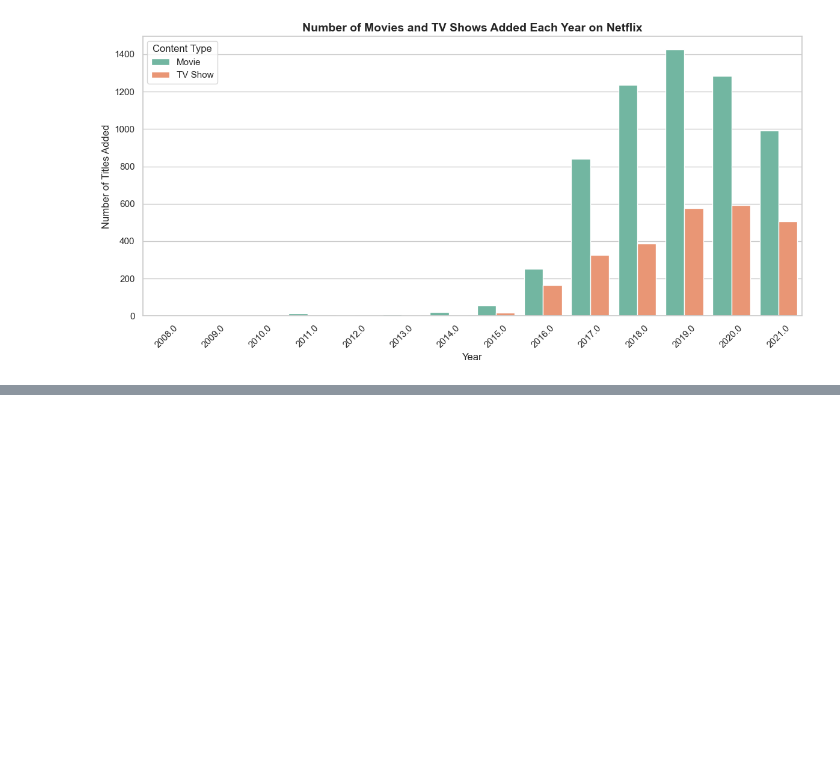
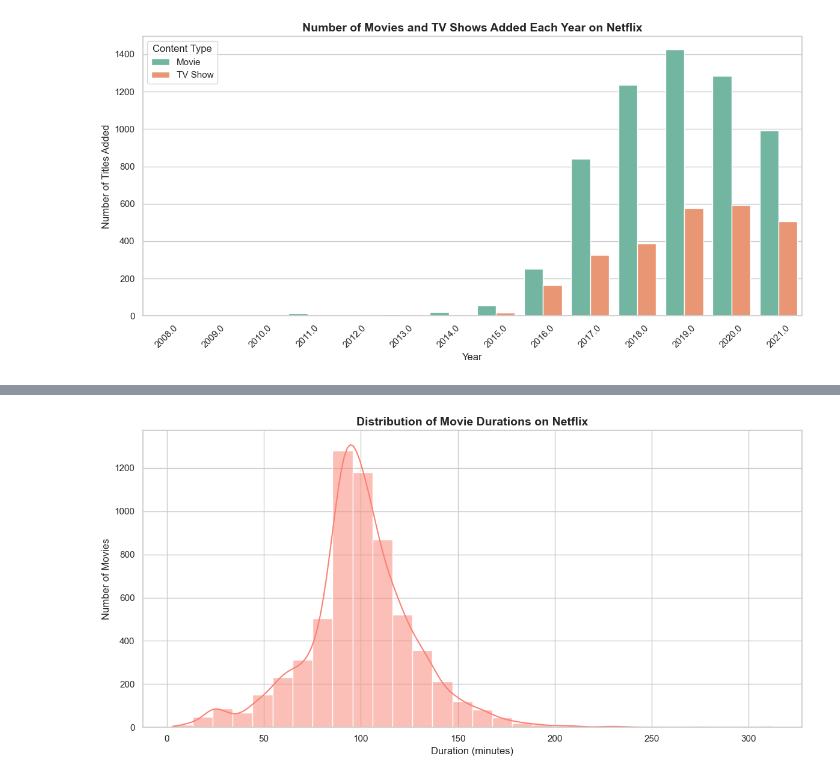
Before and after one commit to AdityaPbhu/Netflix_Content_Analysis, a Jupyter notebook: Netflix_Content_Analysis.ipynb, the cells around one changed output, grey strips where cells are left out. Saved outputs shown, nothing was run; the diff lists cells and outputs as text; code cells hidden in the pictures; blank space fills up the shorter version.

```diff
--- a/Netflix_Content_Analysis.ipynb
+++ b/Netflix_Content_Analysis.ipynb
@@ -166,0 +246,23 @@ plt.show()
+# %%
+# Filter only Movies
+movies_df = df[df['type'] == 'Movie'].copy()
+
+# Extract duration in minutes (remove 'min' and convert to numeric)
+movies_df['duration_clean'] = movies_df['duration'].str.replace(' min', '').astype(float)
+
+# Drop rows with missing duration values
+movies_df = movies_df.dropna(subset=['duration_clean'])
+
+# Plotting
+plt.figure(figsize=(12,6))
+sns.histplot(movies_df['duration_clean'], bins=30, kde=True, color='salmon')
+
+# Title and labels
+plt.title("Distribution of Movie Durations on Netflix", fontsize=14, weight='bold')
+plt.xlabel("Duration (minutes)", fontsize=12)
+plt.ylabel("Number of Movies", fontsize=12)
+
+plt.tight_layout()
+plt.show()
+# %% [output]
+[figure, added]
```
Also changed, not shown: parts of 7 cells of this notebook.
